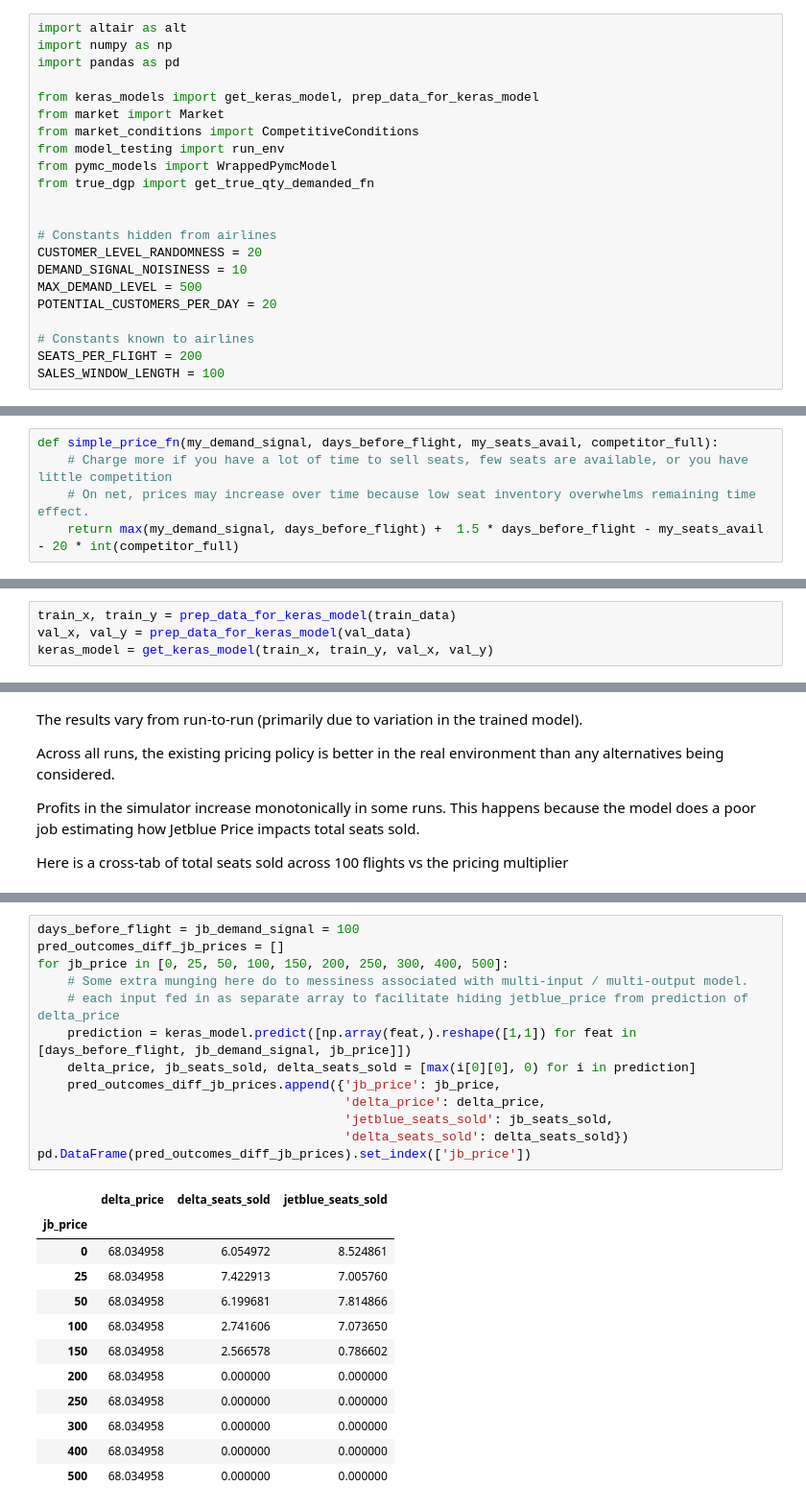
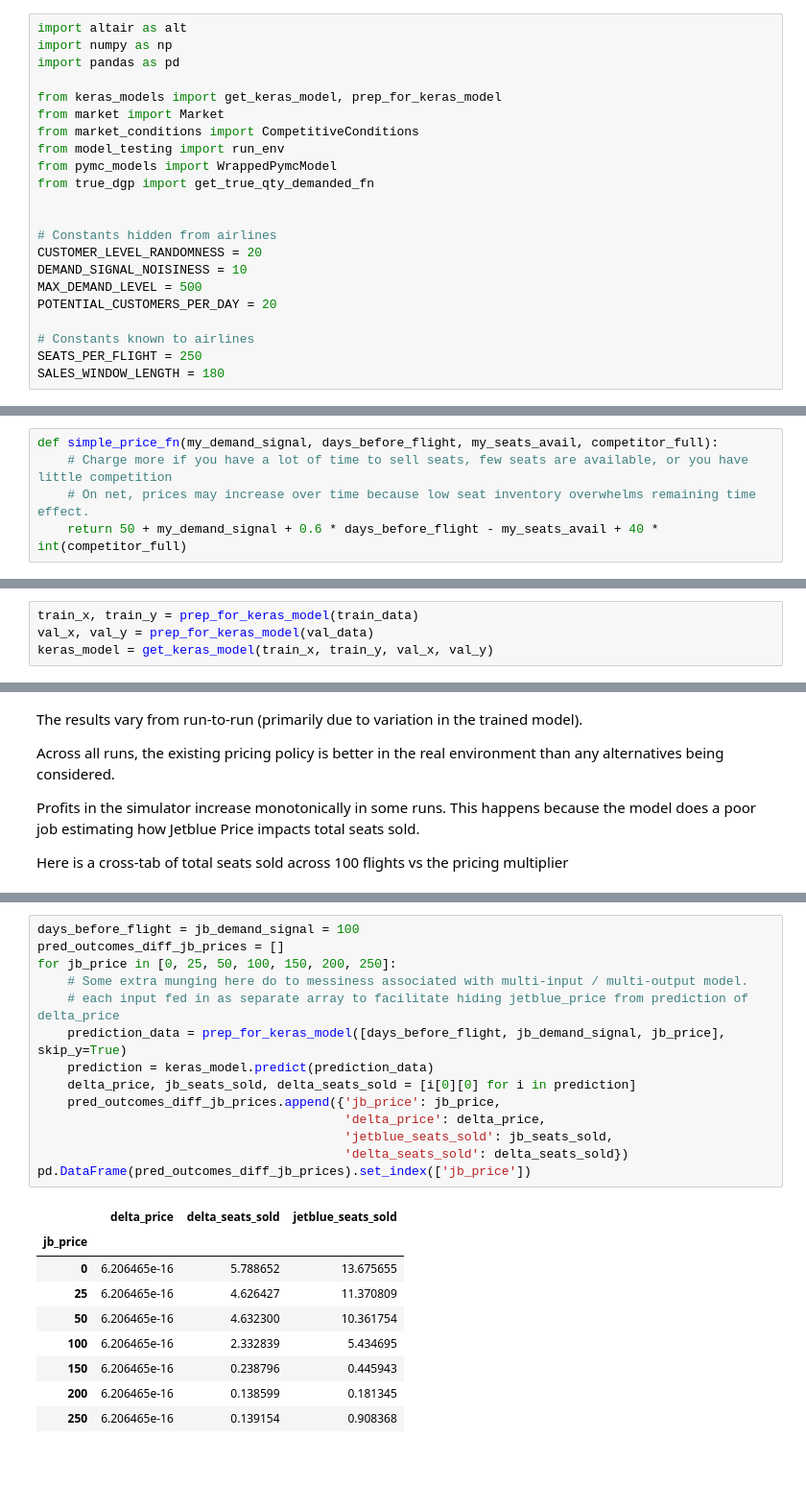
Before and after one commit to Mustapha-Wasseja/sem_policy_opt, a Jupyter notebook: main.ipynb, the cells around one changed output, grey strips where cells are left out. Shown: that part at 96% size. Cells and saved outputs as stored; diff of their text form; blank space fills up the shorter version.

```diff
--- a/main.ipynb
+++ b/main.ipynb
@@ -68,7 +67,7 @@ import altair as alt
 import numpy as np
 import pandas as pd
 
-from keras_models import get_keras_model, prep_data_for_keras_model
+from keras_models import get_keras_model, prep_for_keras_model
 from market import Market
 from market_conditions import CompetitiveConditions
 from model_testing import run_env
@@ -83,15 +82,15 @@ MAX_DEMAND_LEVEL = 500
 POTENTIAL_CUSTOMERS_PER_DAY = 20
 
 # Constants known to airlines
-SEATS_PER_FLIGHT = 200
-SALES_WINDOW_LENGTH = 100
+SEATS_PER_FLIGHT = 250
+SALES_WINDOW_LENGTH = 180
 # %% [markdown]
 I guessed a reasonable pricing function (with some trial and error), and this example uses this as the underlying price function used to create the real data.
 # %%
 def simple_price_fn(my_demand_signal, days_before_flight, my_seats_avail, competitor_full):
     # Charge more if you have a lot of time to sell seats, few seats are available, or you have little competition
     # On net, prices may increase over time because low seat inventory overwhelms remaining time effect.
-    return max(my_demand_signal, days_before_flight) +  1.5 * days_before_flight - my_seats_avail - 20 * int(competitor_full)
+    return 50 + my_demand_signal + 0.6 * days_before_flight - my_seats_avail + 40 * int(competitor_full)
 # %% [markdown]
 # Run Real Market
 
@@ -114,6 +113,6 @@ We fit a model that predicts Delta's price and the quantity sold as a function o
 
 The model is available in `keras_models`.  It's nothing sophisticated.
 # %%
-train_x, train_y = prep_data_for_keras_model(train_data)
-val_x, val_y = prep_data_for_keras_model(val_data)
+train_x, train_y = prep_for_keras_model(train_data)
+val_x, val_y = prep_for_keras_model(val_data)
 keras_model = get_keras_model(train_x, train_y, val_x, val_y)
@@ -205,26 +224,24 @@ These results look sensible when the optimization results were sensible, but the
 # %%
 days_before_flight = jb_demand_signal = 100
 pred_outcomes_diff_jb_prices = []
-for jb_price in [0, 25, 50, 100, 150, 200, 250, 300, 400, 500]:
+for jb_price in [0, 25, 50, 100, 150, 200, 250]:
     # Some extra munging here do to messiness associated with multi-input / multi-output model.
     # each input fed in as separate array to facilitate hiding jetblue_price from prediction of delta_price
-    prediction = keras_model.predict([np.array(feat,).reshape([1,1]) for feat in [days_before_flight, jb_demand_signal, jb_price]])
-    delta_price, jb_seats_sold, delta_seats_sold = [max(i[0][0], 0) for i in prediction]
+    prediction_data = prep_for_keras_model([days_before_flight, jb_demand_signal, jb_price], skip_y=True)
+    prediction = keras_model.predict(prediction_data)
+    delta_price, jb_seats_sold, delta_seats_sold = [i[0][0] for i in prediction]
     pred_outcomes_diff_jb_prices.append({'jb_price': jb_price,
                                          'delta_price': delta_price,
                                          'jetblue_seats_sold': jb_seats_sold,
                                          'delta_seats_sold': delta_seats_sold})
 pd.DataFrame(pred_outcomes_diff_jb_prices).set_index(['jb_price'])
 # %% [output]
 |  | delta_price | delta_seats_sold | jetblue_seats_sold |
 | jb_price |  |  |  |
-| 0 | 68.034958 | 6.054972 | 8.524861 |
-| 25 | 68.034958 | 7.422913 | 7.005760 |
-| 50 | 68.034958 | 6.199681 | 7.814866 |
-| 100 | 68.034958 | 2.741606 | 7.073650 |
-| 150 | 68.034958 | 2.566578 | 0.786602 |
-| 200 | 68.034958 | 0.000000 | 0.000000 |
-| 250 | 68.034958 | 0.000000 | 0.000000 |
-| 300 | 68.034958 | 0.000000 | 0.000000 |
-| 400 | 68.034958 | 0.000000 | 0.000000 |
-| 500 | 68.034958 | 0.000000 | 0.000000 |
+| 0 | 6.206465e-16 | 5.788652 | 13.675655 |
+| 25 | 6.206465e-16 | 4.626427 | 11.370809 |
+| 50 | 6.206465e-16 | 4.632300 | 10.361754 |
+| 100 | 6.206465e-16 | 2.332839 | 5.434695 |
+| 150 | 6.206465e-16 | 0.238796 | 0.445943 |
+| 200 | 6.206465e-16 | 0.138599 | 0.181345 |
+| 250 | 6.206465e-16 | 0.139154 | 0.908368 |
```
Also changed, not shown: parts of 8 cells of this notebook, 3 other files.
